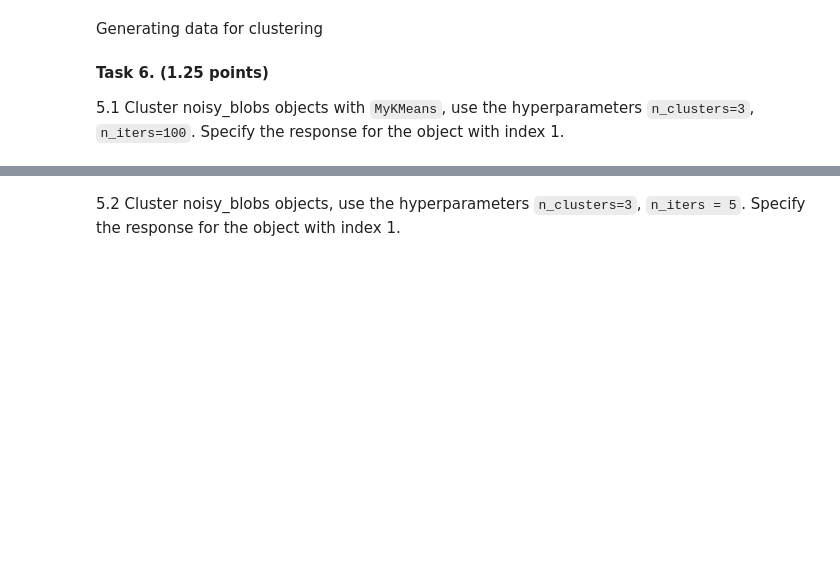
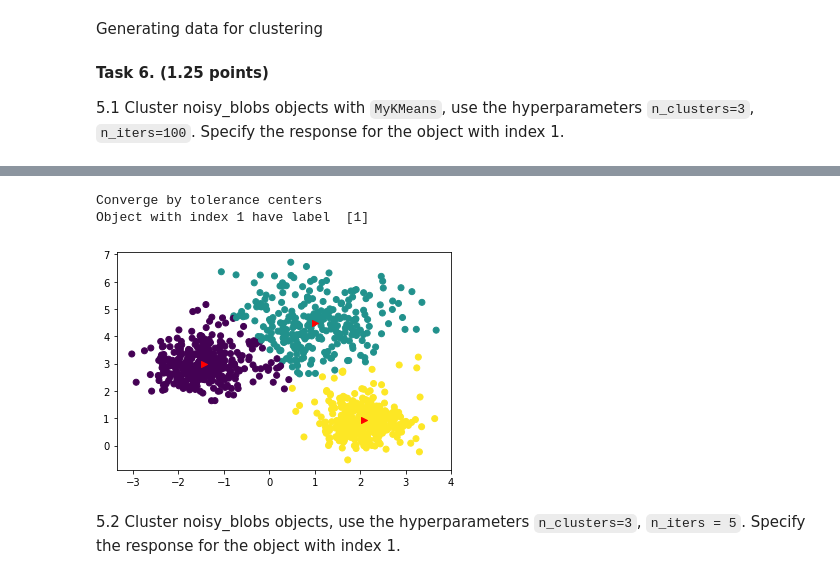
Before and after one commit to Badcat330/ml_se, a Jupyter notebook: hw/hw_5/hw5.ipynb, the cells around one changed output, grey strips where cells are left out. Cells and saved outputs as stored; diff of their text form; code cells hidden in the pictures; blank space fills up the shorter version.

```diff
--- a/hw/hw_5/hw5.ipynb
+++ b/hw/hw_5/hw5.ipynb
@@ -181,3 +181,16 @@ put the calculated new cluster centers in the `new_centers` variable
 In the `predict` method:
 
 the nearest cluster centers for `X` objects are calculated
+# %%
+centers = X_tsne[np.random.choice(range(len(X_tsne)), 3, replace=False)]
+test = np.array([[1, 1], [2, 2], [3, 3], [4, 4], [5, 5]])
+centers = np.array([[0, 0], [1, 1], [2, 2]])
+test_2 = np.reshape(np.repeat(test, 3, axis=0), (len(test), 3, 2)) - centers
+labels = np.argmin(np.linalg.norm(test_2, axis=2), axis=1)
+print(test)
+print(centers)
+print(labels)
+new_centers = np.array([])
+for i in range(len(centers)):
+    new_centers = np.append(new_centers, np.mean(np.array(test[labels==i]), axis=0))
+np.split(new_centers, len(centers))
@@ -200,17 +224,22 @@ class MyKMeans():
         np.random.seed(self.seed)
 
     def update_centers(self, X):
-        ## your code here
-        return centers
+        centers = np.array([])
+        for i in range(len(self.centers)):
+            centers = np.append(centers, np.mean(np.array(X[self.labels==i]), axis=0))
+
+        return np.array(np.split(centers, len(self.centers)))
 
     def update_lables(self, X):
-        ## your code here
+        labels = np.reshape(np.repeat(X, self.n_clusters, axis=0), (len(X), self.n_clusters, 2))
+        labels -= self.centers
+        labels = np.argmin(np.linalg.norm(labels, axis=2), axis=1)
         return labels
 
     def fit(self, X):
-        self.centers = ## your code here
+        self.centers = X[np.random.choice(range(len(X)), self.n_clusters, replace=False)]
 
-        self.labels = ## your code here
+        self.labels = self.update_lables(X)
 
         for it in range(self.n_iters):
             new_labels = self.update_lables(X)
@@ -236,7 +265,7 @@ class MyKMeans():
         return 1
 
     def predict(self, X):
-        labels = ## your code here
+        labels = self.update_lables(X)
         return labels
 # %% [markdown]
 Generating data for clustering
@@ -256,5 +291,11 @@ X, y = noisy_blobs
 # %%
-## your code here
+myKMeans = MyKMeans(n_clusters=3, n_iters=100)
+myKMeans.fit(X)
+print("Object with index 1 have label ", myKMeans.predict([X[1]]))
+# %% [output]
+Converge by tolerance centers
+Object with index 1 have label  [1]
+[figure, added]
 # %% [markdown]
 5.2 Cluster noisy_blobs objects, use the hyperparameters `n_clusters=3`, `n_iters = 5`. Specify the response for the object with index 1.
 # %%
```
Also changed, not shown: parts of 11 cells of this notebook.
